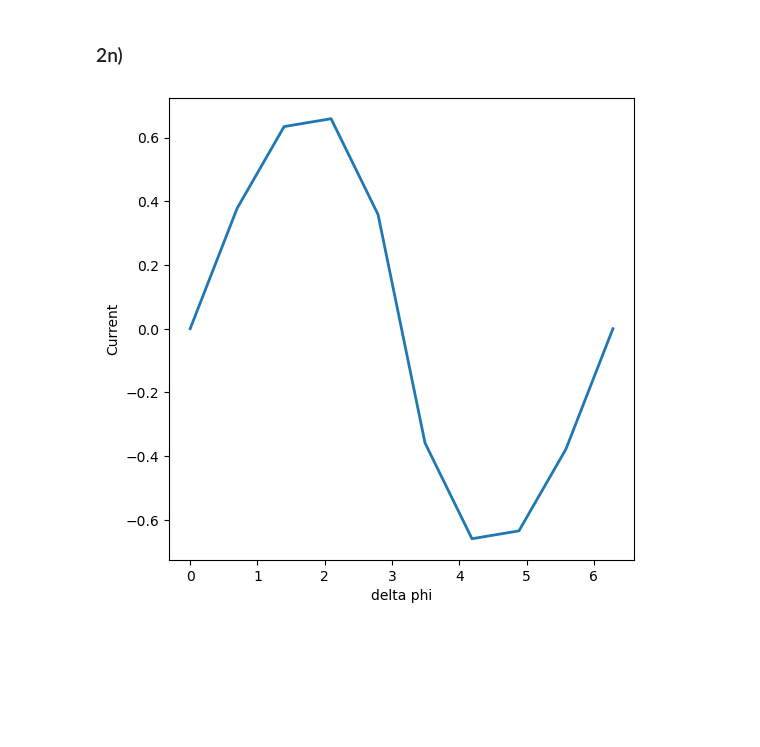
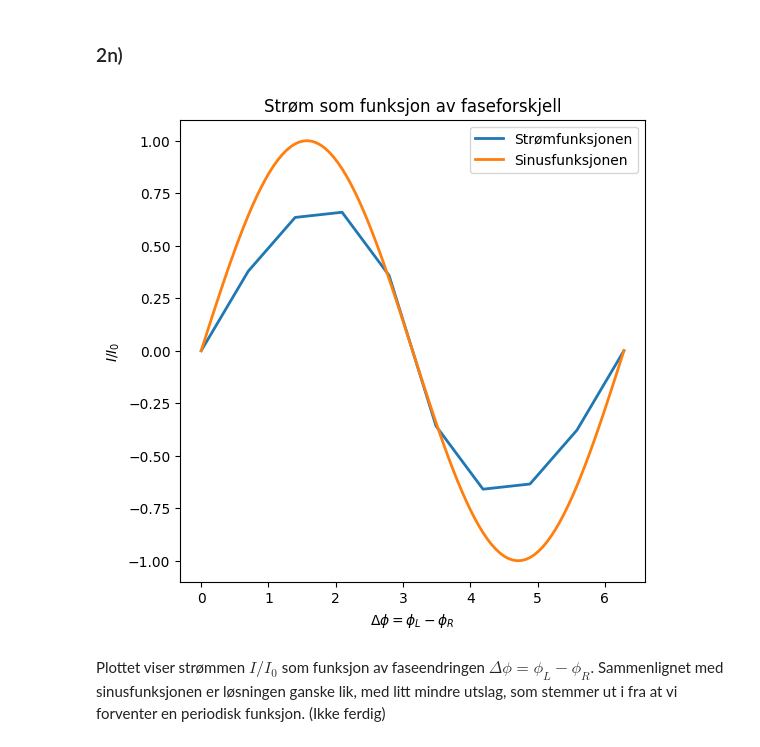
Before and after one commit to selmaberg05/TMA4320-Prosjekt3-gruppe-Andrihol-Emilyan-Selmahbe, a Jupyter notebook: Prosjekt3.ipynb, the cells around one changed output. Drawn from its saved outputs; the diff is of its cells as text; code cells hidden in the pictures; blank space fills up the shorter version.

```diff
--- a/Prosjekt3.ipynb
+++ b/Prosjekt3.ipynb
@@ -339,5 +360,20 @@ def secant(g, z0, z1, tol):
 
     raise ValueError(f"Konvergerer ikke etter {max_iterations} iterasjoner")
 # %%
-def g_test(z):
+z0 = 0
+z1 = 0.1
+tol = 1e-7
+
+# Funksjonen vi ønsker å finne roten til
+def g(z):
     return z + np.sin(z) + np.cos(z)
+
+# Sekantmetoden
+zn, zvals = secant(g, z0, z1, tol)
+print(f"Rot fra sekantmetoden: {zn}")
+print(f"Setter vi inn roten for z får vi g(z) = {g(zn)}")
+
+# Numerisk løsning med SymPy for sammenligning
+z = sp.symbols('z')
+zs = sp.nsolve(z + sp.sin(z) + sp.cos(z), 0)
+print(f"Rot fra analytisk metode: {zs}")
@@ -1088,34 +1132,42 @@ forventet: i stasjonær tilstand kan ikke strøm hope seg opp noe sted i normalm
 phiL_vals = np.linspace(0,2*np.pi, 10)
 eps_vals = np.linspace(0,2,101)
 l = 1
 II0_lst = []
 
 for phiL in phiL_vals:
     phiR=0
     x = np.linspace(0,l,m)
     y0 = np.zeros((32,m))
     solutions = {}
     for i, eps in enumerate(reversed(eps_vals)):
         res = solve_bvp(lambda x, vec: fun(x, vec, eps), lambda vL, vR: bc_super(vL,vR,eps, phiL, phiR), x, y0)
         solutions[eps] = res.y
         y0 = res.sol(x)
 
     m_i = m // 2
 
     j_lst = []
 
     for eps in eps_vals:
         g,gt,w,wt = splitMatrices(solutions[eps][:,m_i])
         ghat = gh(g,gt)
         dx_ghat = dx_gh(g,gt,w,wt)
         j_lst.append(j(ghat, dx_ghat))
     II0 = - simpson(j_lst, eps_vals)
     II0_lst.append(II0)
 
-plt.plot(phiL_vals, II0_lst)
-plt.xlabel("delta phi")
-plt.ylabel("Current")
+x = np.linspace(0,2*np.pi, 100)
+
+plt.plot(phiL_vals, II0_lst, label = "Strømfunksjonen")
+plt.plot(x,np.sin(x), label = "Sinusfunksjonen")
+plt.xlabel(r"$\Delta \phi = \phi_L - \phi_R$")
+plt.ylabel(r"$I/I_0$")
+plt.legend()
+plt.title("Strøm som funksjon av faseforskjell")
 plt.grid()
 plt.show()
 # %% [output]
-[figure, old version]
+[figure, new version]
+# %% [markdown]
+Plottet viser strømmen $I/I_0$ som funksjon av faseendringen $\Delta \phi = \phi_L - \phi_R$. Sammenlignet med sinusfunksjonen er løsningen ganske lik, med litt mindre utslag, som stemmer ut i fra at vi forventer en periodisk funksjon.
+(Ikke ferdig)
```
Also changed, not shown: parts of 20 cells of this notebook.
